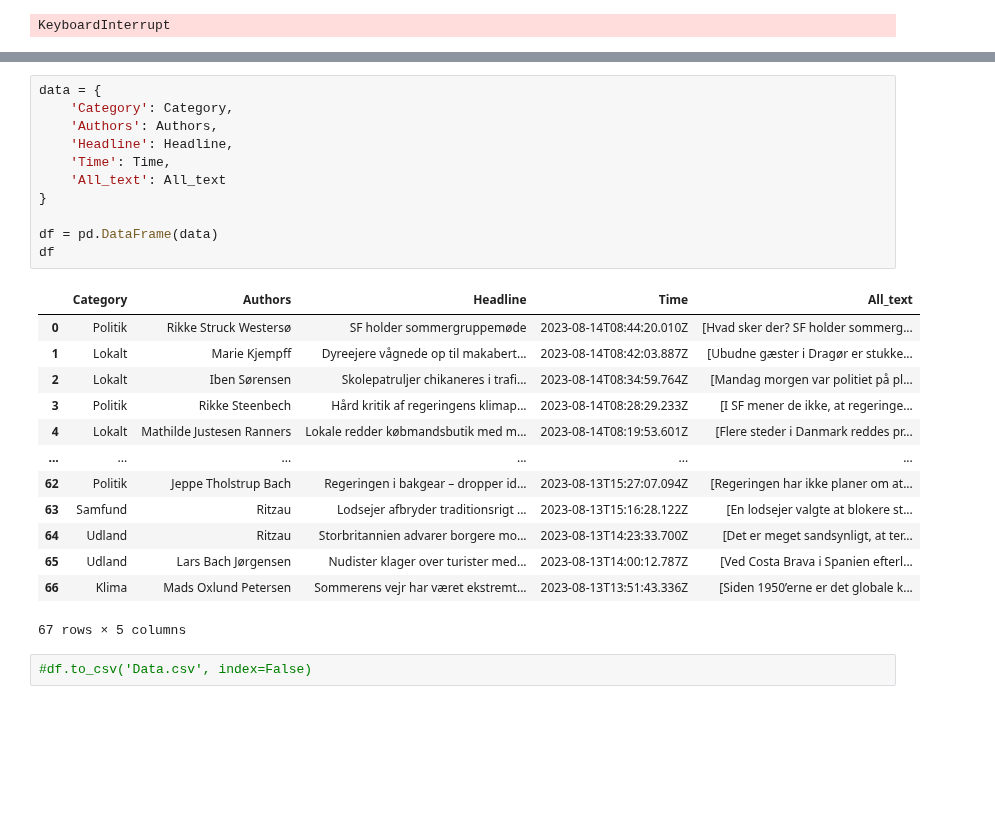
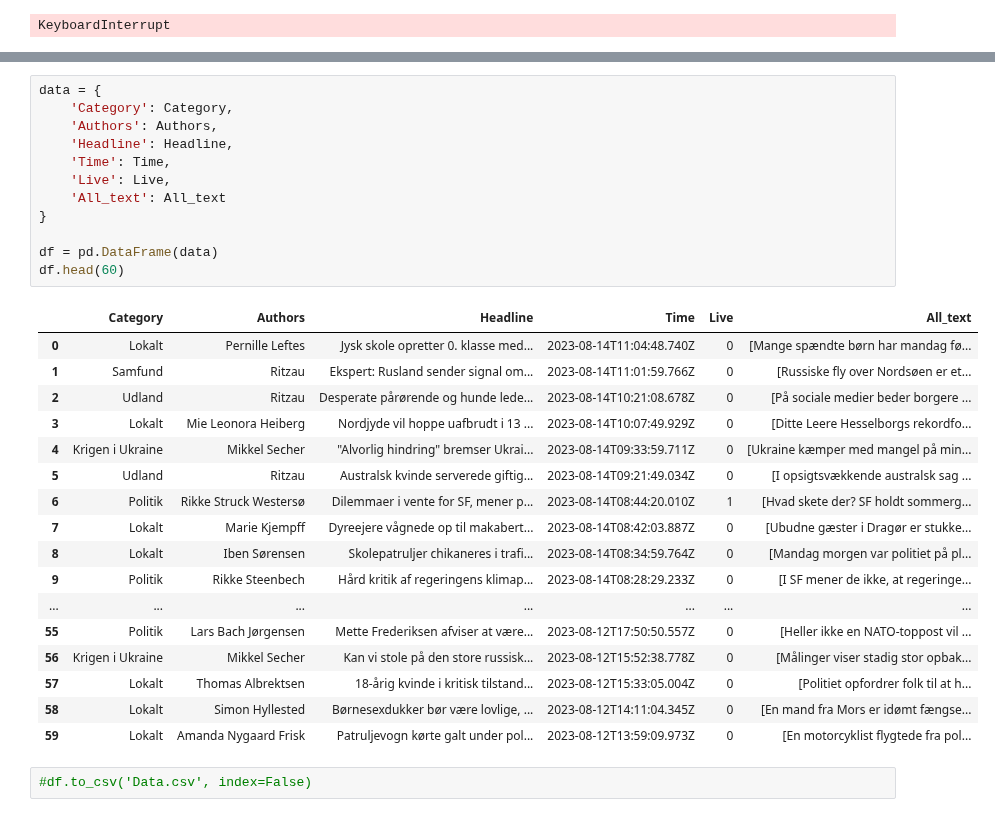
Before and after one commit to Gr-Elena/isds2023_group31, a Jupyter notebook: Eksamen-Test_New.ipynb, the cells around one changed output, grey strips where cells are left out. Cells and saved outputs as stored; diff of their text form; blank space fills up the shorter version.

```diff
--- a/Eksamen-Test_New.ipynb
+++ b/Eksamen-Test_New.ipynb
@@ -176,27 +211,32 @@ print(All_text[0])
 # %%
 data = {
     'Category': Category,
     'Authors': Authors,
     'Headline': Headline,
     'Time': Time,
+    'Live': Live,
     'All_text': All_text
 }
 
 df = pd.DataFrame(data)
-df
+df.head(60)
 # %% [output]
-|  | Category | Authors | Headline | Time | All_text |
-| 0 | Politik | Rikke Struck Westersø | SF holder sommergruppemøde | 2023-08-14T08:44:20.010Z | [Hvad sker der? SF holder sommerg... |
-| 1 | Lokalt | Marie Kjempff | Dyreejere vågnede op til makabert... | 2023-08-14T08:42:03.887Z | [Ubudne gæster i Dragør er stukke... |
-| 2 | Lokalt | Iben Sørensen | Skolepatruljer chikaneres i trafi... | 2023-08-14T08:34:59.764Z | [Mandag morgen var politiet på pl... |
-| 3 | Politik | Rikke Steenbech | Hård kritik af regeringens klimap... | 2023-08-14T08:28:29.233Z | [I SF mener de ikke, at regeringe... |
-| 4 | Lokalt | Mathilde Justesen Ranners | Lokale redder købmandsbutik med m... | 2023-08-14T08:19:53.601Z | [Flere steder i Danmark reddes pr... |
-| ... | ... | ... | ... | ... | ... |
-| 62 | Politik | Jeppe Tholstrup Bach | Regeringen i bakgear – dropper id... | 2023-08-13T15:27:07.094Z | [Regeringen har ikke planer om at... |
-| 63 | Samfund | Ritzau | Lodsejer afbryder traditionsrigt ... | 2023-08-13T15:16:28.122Z | [En lodsejer valgte at blokere st... |
-| 64 | Udland | Ritzau | Storbritannien advarer borgere mo... | 2023-08-13T14:23:33.700Z | [Det er meget sandsynligt, at ter... |
-| 65 | Udland | Lars Bach Jørgensen | Nudister klager over turister med... | 2023-08-13T14:00:12.787Z | [Ved Costa Brava i Spanien efterl... |
-| 66 | Klima | Mads Oxlund Petersen | Sommerens vejr har været ekstremt... | 2023-08-13T13:51:43.336Z | [Siden 1950’erne er det globale k... |
+|  | Category | Authors | Headline | Time | Live | All_text |
+| 0 | Lokalt | Pernille Leftes | Jysk skole opretter 0. klasse med... | 2023-08-14T11:04:48.740Z | 0 | [Mange spændte børn har mandag fø... |
+| 1 | Samfund | Ritzau | Ekspert: Rusland sender signal om... | 2023-08-14T11:01:59.766Z | 0 | [Russiske fly over Nordsøen er et... |
+| 2 | Udland | Ritzau | Desperate pårørende og hunde lede... | 2023-08-14T10:21:08.678Z | 0 | [På sociale medier beder borgere ... |
+| 3 | Lokalt | Mie Leonora Heiberg | Nordjyde vil hoppe uafbrudt i 13 ... | 2023-08-14T10:07:49.929Z | 0 | [Ditte Leere Hesselborgs rekordfo... |
+| 4 | Krigen i Ukraine | Mikkel Secher | "Alvorlig hindring" bremser Ukrai... | 2023-08-14T09:33:59.711Z | 0 | [Ukraine kæmper med mangel på min... |
+| 5 | Udland | Ritzau | Australsk kvinde serverede giftig... | 2023-08-14T09:21:49.034Z | 0 | [I opsigtsvækkende australsk sag ... |
+| 6 | Politik | Rikke Struck Westersø | Dilemmaer i vente for SF, mener p... | 2023-08-14T08:44:20.010Z | 1 | [Hvad skete der? SF holdt sommerg... |
+| 7 | Lokalt | Marie Kjempff | Dyreejere vågnede op til makabert... | 2023-08-14T08:42:03.887Z | 0 | [Ubudne gæster i Dragør er stukke... |
+| 8 | Lokalt | Iben Sørensen | Skolepatruljer chikaneres i trafi... | 2023-08-14T08:34:59.764Z | 0 | [Mandag morgen var politiet på pl... |
+| 9 | Politik | Rikke Steenbech | Hård kritik af regeringens klimap... | 2023-08-14T08:28:29.233Z | 0 | [I SF mener de ikke, at regeringe... |
+| ... | ... | ... | ... | ... | ... | ... |
+| 55 | Politik | Lars Bach Jørgensen | Mette Frederiksen afviser at være... | 2023-08-12T17:50:50.557Z | 0 | [Heller ikke en NATO-toppost vil ... |
+| 56 | Krigen i Ukraine | Mikkel Secher | Kan vi stole på den store russisk... | 2023-08-12T15:52:38.778Z | 0 | [Målinger viser stadig stor opbak... |
+| 57 | Lokalt | Thomas Albrektsen | 18-årig kvinde i kritisk tilstand... | 2023-08-12T15:33:05.004Z | 0 | [Politiet opfordrer folk til at h... |
+| 58 | Lokalt | Simon Hyllested | Børnesexdukker bør være lovlige, ... | 2023-08-12T14:11:04.345Z | 0 | [En mand fra Mors er idømt fængse... |
+| 59 | Lokalt | Amanda Nygaard Frisk | Patruljevogn kørte galt under pol... | 2023-08-12T13:59:09.973Z | 0 | [En motorcyklist flygtede fra pol... |
-67 rows × 5 columns
 # %%
 #df.to_csv('Data.csv', index=False)
```
Also changed, not shown: parts of 2 cells of this notebook.
